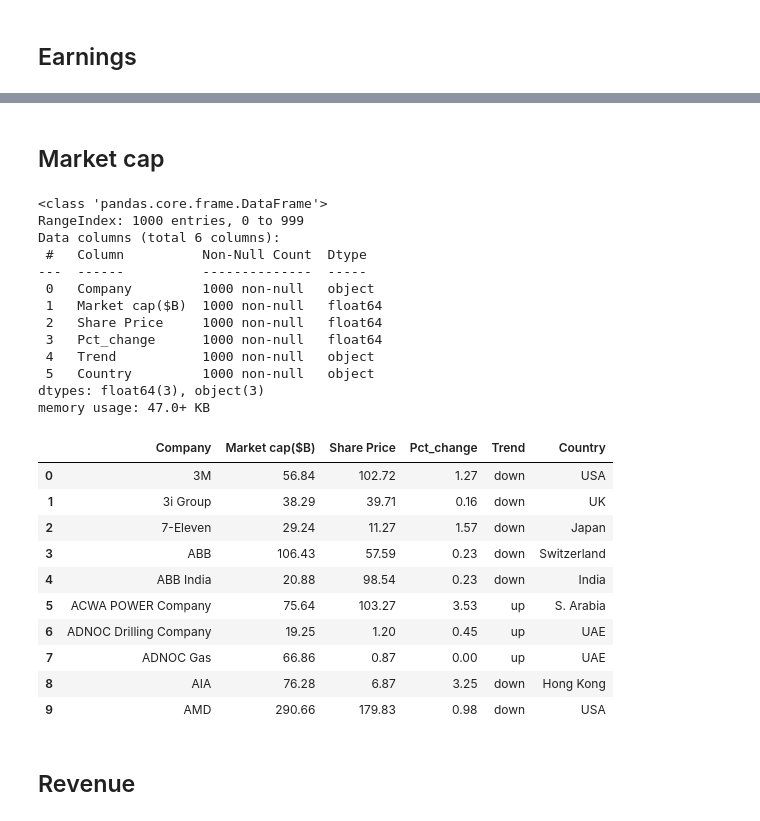
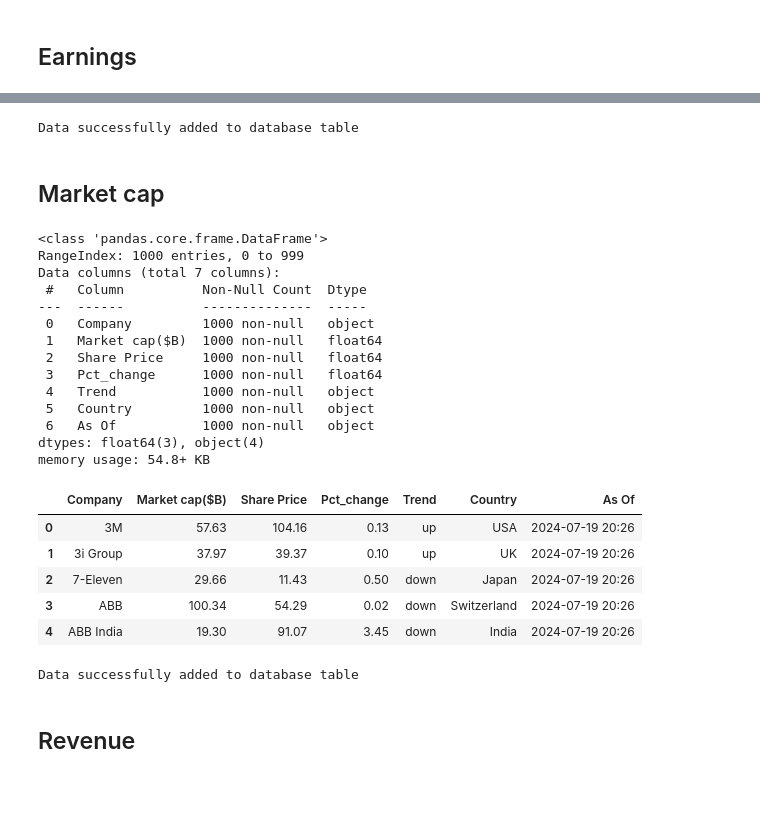
Before and after one commit to EllyOtty77/Finance-Analytics, a Jupyter notebook: Company stocks.ipynb, the cells around one changed output, grey strips where cells are left out. Cells and saved outputs as stored; diff of their text form; code cells hidden in the pictures; blank space fills up the shorter version.

```diff
--- a/Company stocks.ipynb
+++ b/Company stocks.ipynb
@@ -115,3 +228,19 @@ earnings_df.head(10)
+# %%
+# Save to SQLite Database
+conn = sqlite3.connect('Marketcap.db')
+cursor = conn.cursor()
+
+# Update table
+earnings_df.to_sql('Earnings', conn, if_exists='append', index=False)
+
+conn.commit()
+
+print('Data successfully added to database table')
+
+# Close the connection
+conn.close()
+# %% [output]
+Data successfully added to database table
 # %% [markdown]
 ## Market cap
 # %%
@@ -177,17 +306,19 @@ for url in urls:
   all_df.append(df)
 
 # Concatenate all DataFrames into one
-final_df = pd.concat(all_df, ignore_index=True)
+market_df = pd.concat(all_df, ignore_index=True)
+market_df.drop_duplicates(subset='Company', keep='first', inplace=True)
 
-final_df.drop_duplicates(subset='Company', keep='first', inplace=True)
-final_df.info()
+# Sort alphabetically and reset index
+market_df = market_df.sort_values(by='Company')
+market_df = market_df.reset_index(drop=True)
+market_df['As Of'] = pd.Timestamp.now().strftime('%Y-%m-%d %H:%M')
 
-# Save to csv
-final_df.to_csv('Marketcap.csv', index=False)
+market_df.info()
 # %% [output]
 <class 'pandas.core.frame.DataFrame'>
 RangeIndex: 1000 entries, 0 to 999
-Data columns (total 6 columns):
+Data columns (total 7 columns):
  #   Column          Non-Null Count  Dtype
 ---  ------          --------------  -----
  0   Company         1000 non-null   object
@@ -196,27 +327,34 @@ Data columns (total 6 columns):
  3   Pct_change      1000 non-null   float64
  4   Trend           1000 non-null   object
  5   Country         1000 non-null   object
-dtypes: float64(3), object(3)
-memory usage: 47.0+ KB
+ 6   As Of           1000 non-null   object
+dtypes: float64(3), object(4)
+memory usage: 54.8+ KB
-# %%
-market_df = pd.read_csv('Marketcap.csv')
-
-# Sort alphabetically and reset index
-market_df = market_df.sort_values(by='Company')
-market_df = market_df.reset_index(drop=True)
-market_df.head(10)
-# %% [output]
-|  | Company | Market cap($B) | Share Price | Pct_change | Trend | Country |
-| 0 | 3M | 56.84 | 102.72 | 1.27 | down | USA |
-| 1 | 3i Group | 38.29 | 39.71 | 0.16 | down | UK |
-| 2 | 7-Eleven | 29.24 | 11.27 | 1.57 | down | Japan |
-| 3 | ABB | 106.43 | 57.59 | 0.23 | down | Switzerland |
-| 4 | ABB India | 20.88 | 98.54 | 0.23 | down | India |
-| 5 | ACWA POWER Company | 75.64 | 103.27 | 3.53 | up | S. Arabia |
-| 6 | ADNOC Drilling Company | 19.25 | 1.20 | 0.45 | up | UAE |
-| 7 | ADNOC Gas | 66.86 | 0.87 | 0.00 | up | UAE |
-| 8 | AIA | 76.28 | 6.87 | 3.25 | down | Hong Kong |
-| 9 | AMD | 290.66 | 179.83 | 0.98 | down | USA |
+# %%
+market_df.head()
+# %% [output]
+|  | Company | Market cap($B) | Share Price | Pct_change | Trend | Country | As Of |
+| 0 | 3M | 57.63 | 104.16 | 0.13 | up | USA | 2024-07-19 20:26 |
+| 1 | 3i Group | 37.97 | 39.37 | 0.10 | up | UK | 2024-07-19 20:26 |
+| 2 | 7-Eleven | 29.66 | 11.43 | 0.50 | down | Japan | 2024-07-19 20:26 |
+| 3 | ABB | 100.34 | 54.29 | 0.02 | down | Switzerland | 2024-07-19 20:26 |
+| 4 | ABB India | 19.30 | 91.07 | 3.45 | down | India | 2024-07-19 20:26 |
+# %%
+# Save to SQLite Database
+conn = sqlite3.connect('Marketcap.db')
+cursor = conn.cursor()
+
+# Update table
+market_df.to_sql('Marketcap', conn, if_exists='append', index=False)
+
+conn.commit()
+
+print('Data successfully added to database table')
+
+# Close the connection
+conn.close()
+# %% [output]
+Data successfully added to database table
 # %% [markdown]
 ## Revenue
 # %%
```
Also changed, not shown: parts of 28 cells of this notebook, 5 other files.
